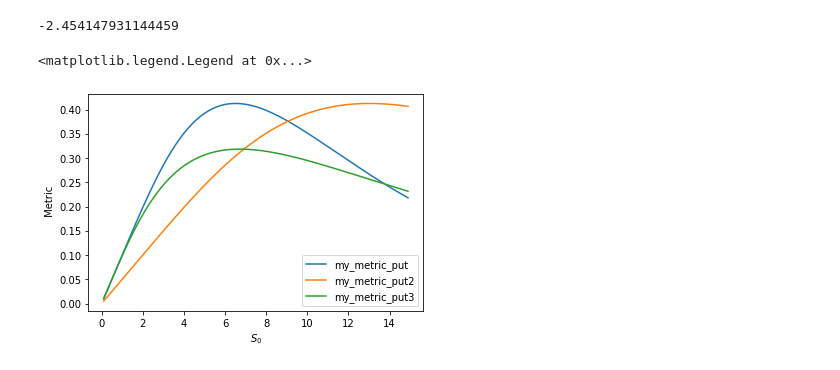
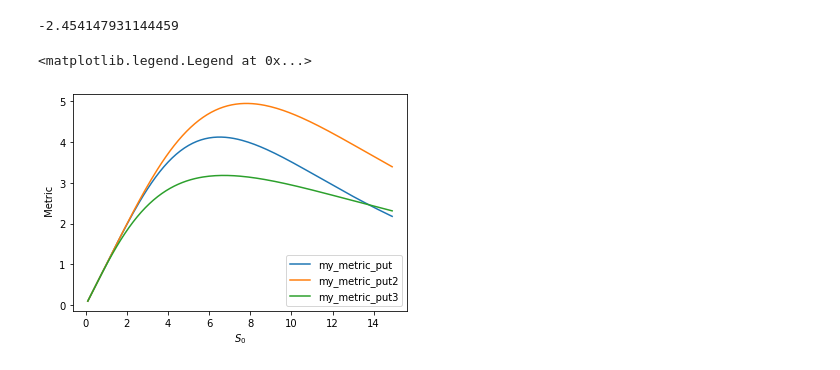
Before and after one commit to TheTesla/my-option-metrics, a Jupyter notebook: black-scholes.ipynb, the cells around one changed output. Drawn from its saved outputs; the diff is of its cells as text; code cells hidden in the pictures.

Commit message:
second plot now visible

```diff
--- a/black-scholes.ipynb
+++ b/black-scholes.ipynb
@@ -46,24 +46,24 @@ my_metric(11,10,0.1,0.01,0.44)
 # %%
 
 K = 10
 r = 0.1
 T = 0.5
 sigma = 0.84
 
 S = np.arange(0.1,15,0.1)
 
 puts = [-my_metric_put(s, K, T, r, sigma) for s in S]
-puts2 = [-my_metric_put(s, K+1, T, r, sigma) for s in S]
+puts2 = [-my_metric_put(s, K*1.2, T, r, sigma) for s in S]
 puts3 = [-my_metric_put(s, K, T*2, r, sigma) for s in S]
 
 plt.plot(S, puts, label='my_metric_put')
 plt.plot(S, puts2, label='my_metric_put2')
 plt.plot(S, puts3, label='my_metric_put3')
 plt.xlabel('$S_0$')
 plt.ylabel(' Metric')
 plt.legend()
 # %% [output]
 <matplotlib.legend.Legend at 0x...>
-[figure, old version]
+[figure, new version]
 # %%
 puts = [-my_other_metric_put(s, K, T, r, sigma) for s in S]
```
Also changed, not shown: parts of 1 cell of this notebook.
